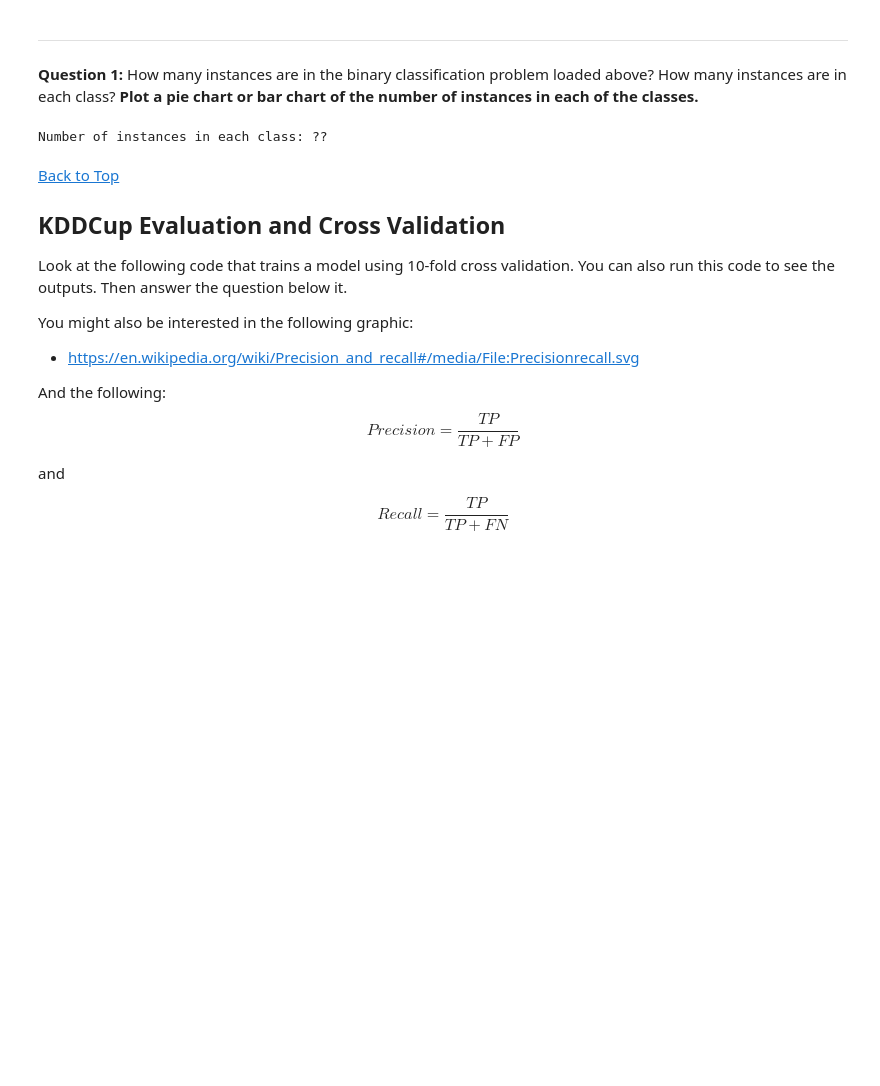
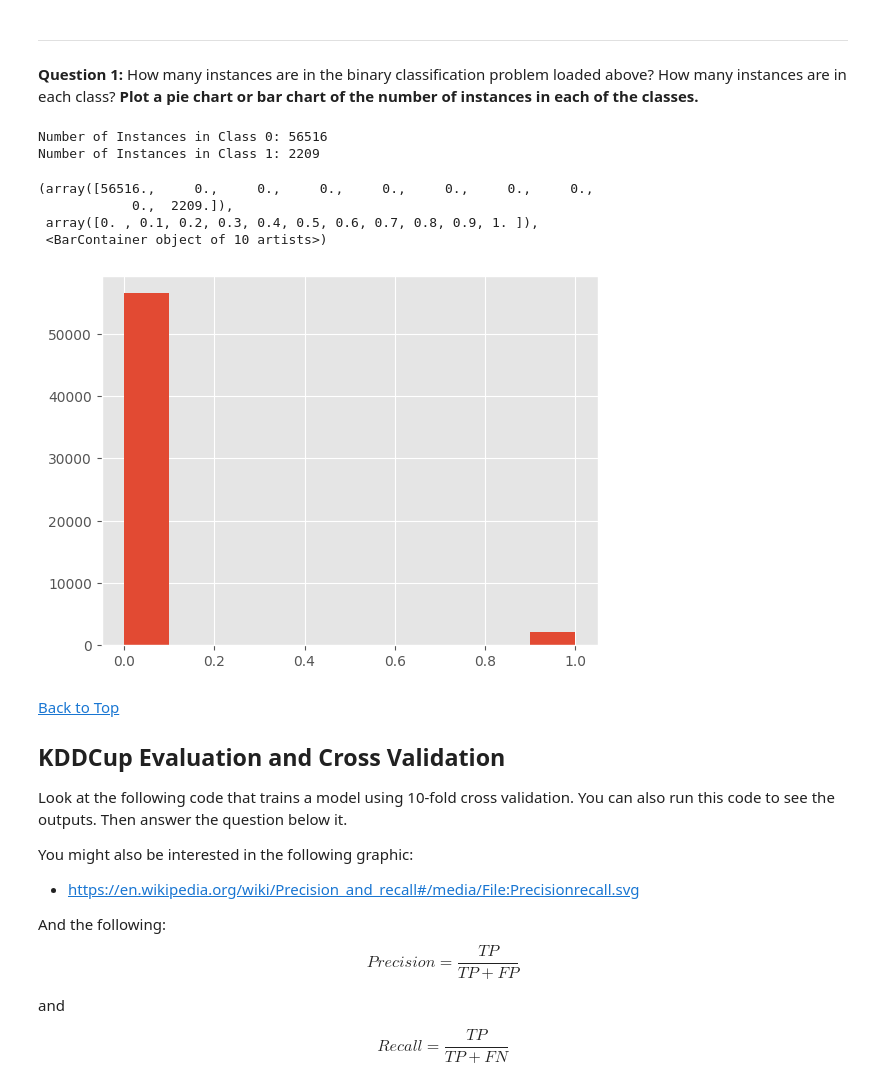
Before and after one commit to 48774861/mlp_flipped_assignments, a Jupyter notebook: ICA3_MachineLearning.ipynb, the cells around one changed output. Drawn from its saved outputs; the diff is of its cells as text; code cells hidden in the pictures; blank space fills up the shorter version.

```diff
--- a/ICA3_MachineLearning.ipynb
+++ b/ICA3_MachineLearning.ipynb
@@ -65,16 +65,24 @@ ___
 # %%
 from matplotlib import pyplot as plt
 %matplotlib inline
 plt.style.use('ggplot')
 
-
 #=== Fill in code below========
-print('Number of instances in each class:','??')
+counts = np.bincount(y)
+print(f"Number of Instances in Class 0: {counts[0]}")
+print(f"Number of Instances in Class 1: {counts[1]}")
+plt.hist(y)
 # you might be interested in the functions:
 #     np.bincount
 #     plt.hist
 # %% [output]
-Number of instances in each class: ??
+Number of Instances in Class 0: 56516
+Number of Instances in Class 1: 2209
+(array([56516.,     0.,     0.,     0.,     0.,     0.,     0.,     0.,
+            0.,  2209.]),
+ array([0. , 0.1, 0.2, 0.3, 0.4, 0.5, 0.6, 0.7, 0.8, 0.9, 1. ]),
+ <BarContainer object of 10 artists>)
+[figure, added]
 # %% [markdown]
 <a id="kdd_eval"></a>
 <a href="#top">Back to Top</a>
```
Also changed, not shown: parts of 7 cells of this notebook.
